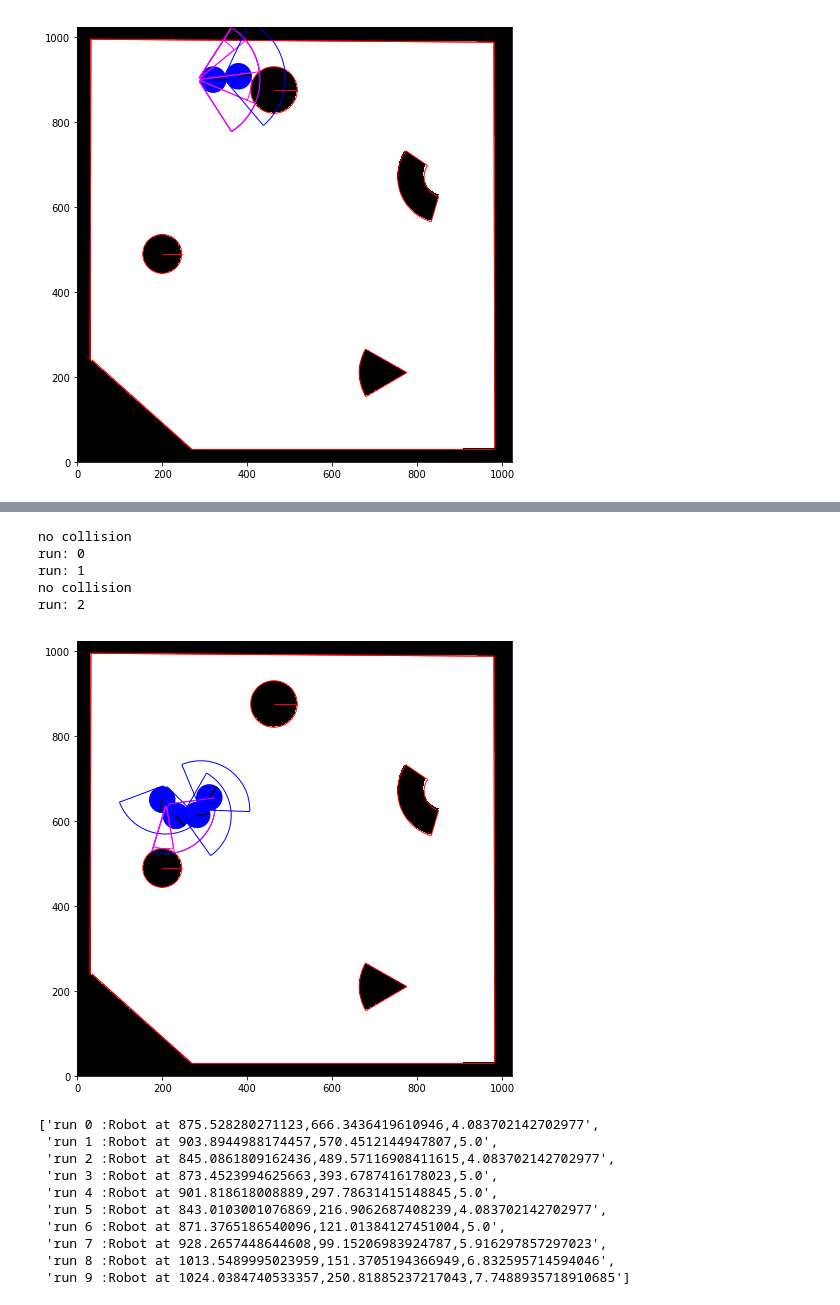
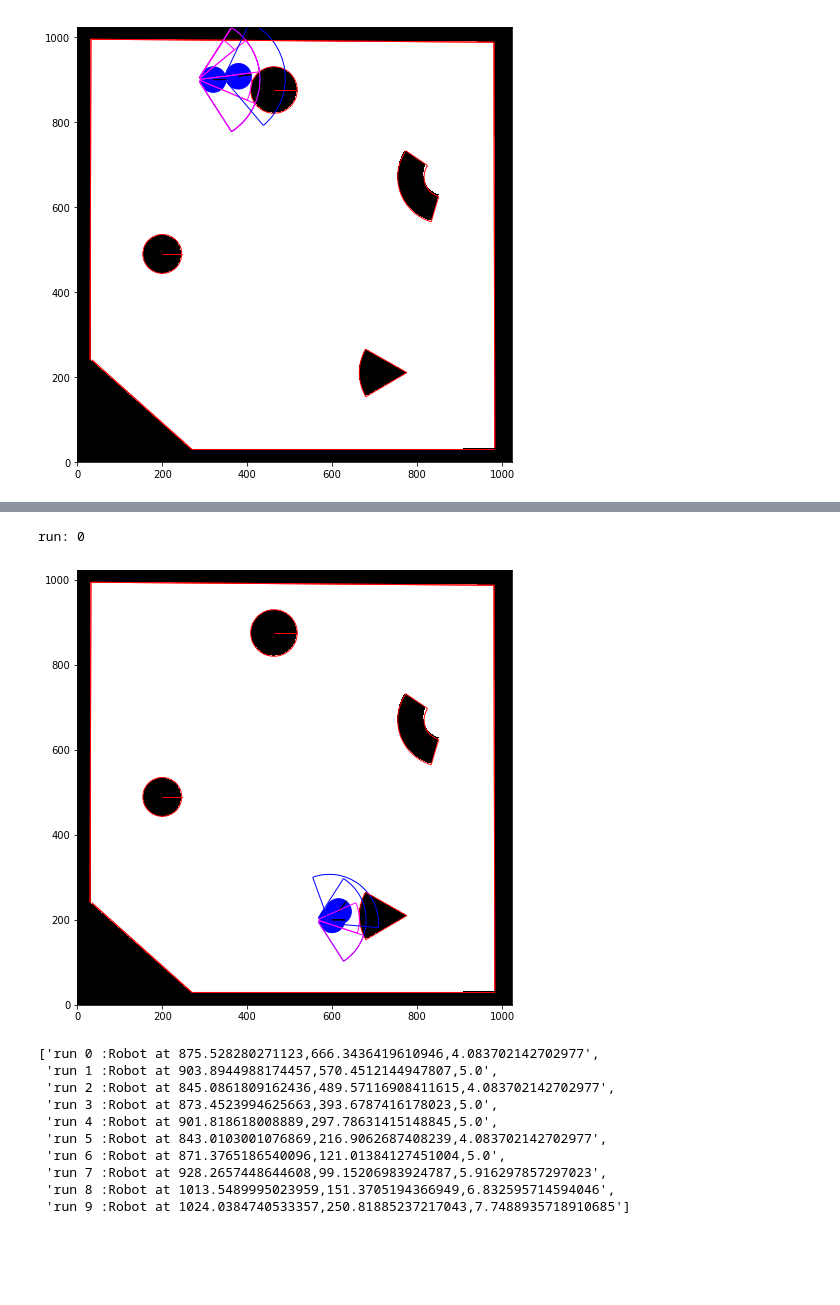
Before and after one commit to KshitijBhat/interval-analysis-method, a Jupyter notebook: Arena/fast_motion.ipynb, the cells around one changed output, grey strips where cells are left out. Drawn from its saved outputs; the diff is of its cells as text; code cells hidden in the pictures; blank space fills up the shorter version.

```diff
--- a/Arena/fast_motion.ipynb
+++ b/Arena/fast_motion.ipynb
@@ -15,6 +16,8 @@ arena = cv2.imread("arena1.png")
 arena = (1-cv2.cvtColor(arena,cv2.COLOR_RGB2GRAY)/255).astype('int')
 fig,ax = plt.subplots(figsize=(5,5))
 ax.imshow(arena,cmap = plt.cm.gray_r)
+for obstacle in obstacles:
+    obstacle.draw(ax,'red')
 plt.show()
 # %% [output]
 [figure]
@@ -411,7 +601,7 @@ for i in range(1):
 #robot = Robot(379.4084003997459, 907.8212642902986, 0.1308996938995747,80,0,1,0)
 #robot = Robot(600,900,3.14,80,0,1,0)
 #robot = Robot(900,700,5,100,0,1,0)
-robot = Robot(200,650,4.5,50,0,1,0)
+robot = Robot(600,200,6.284,50,0,1,0)
 #robot = Robot(800,770,4.5,80,0,1,0)
 #robot = Robot(400,400,0,100,0,1,0)
 robot.set_environment(obstacles)
@@ -441,10 +631,10 @@ robot.plot_interval(ax)
 #     print(robot.interval.gamma2.encloses(inter))
 #     print(obstacles[1].gamma2.encloses(inter))
 log = []
-for i in range(3):
+for i in range(1):
 
 
-    pose = robot.next_bot(0,0,ax)
+    pose,is_c = robot.next_bot(0,0,ax)
 
     print("run:",i)
     log.append(f'run {i} :'+repr(pose))
@@ -457,38 +647,34 @@ for i in range(3):
 #         I.draw(ax,'green')
 
 
 # robot.collision_detection()
 
 
 # pose1 = pose.next_bot()
 # pose1.plot(ax)
 # pose1.plot_interval(ax)
 # pose1 = pose1.next_bot()
 # pose1.plot(ax)
 # pose1.plot_interval(ax)
 
 # i = 0
 # traj = []
 # for pose in robot:
 #     i+=1
 #     for obstacle in obstacles:
 #         obstacle.draw(ax,'red')
 #     traj.append((pose.x_bot,pose.y_bot))
 #     pose.plot(ax)
 #     pose.plot_interval(ax)
 #     del pose
 #     if i == 4:
 #         break
 
 # path = np.array(traj).T
 # ax.plot(path[0],path[1],'y-')
 # %% [output]
-no collision
 run: 0
-run: 1
-no collision
-run: 2
-[figure, old version]
+[figure, new version]
 # %%
 log
 # %% [output]
```
Also changed, not shown: parts of 14 cells of this notebook.
